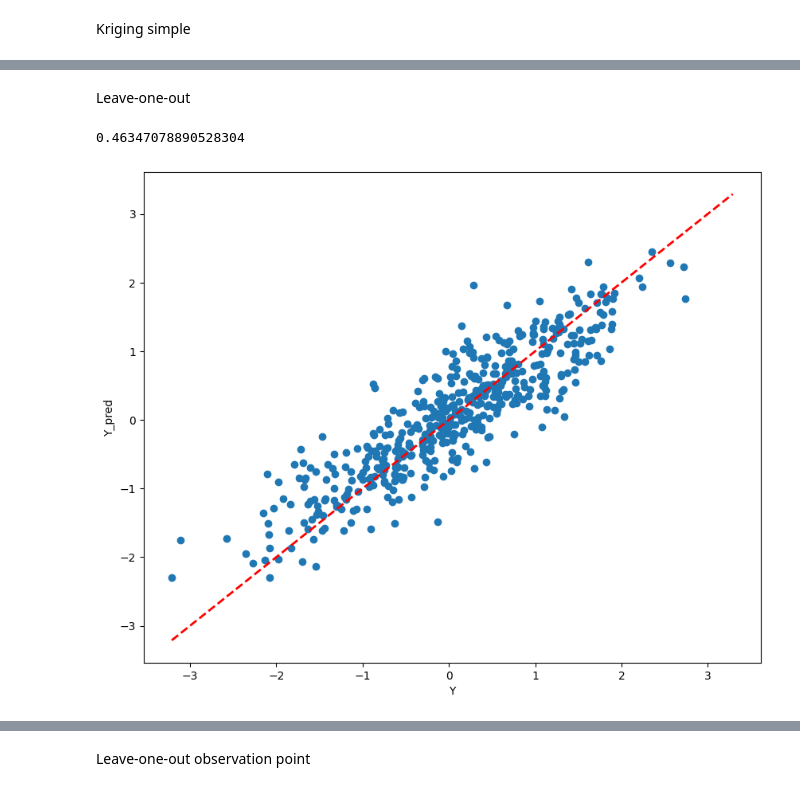
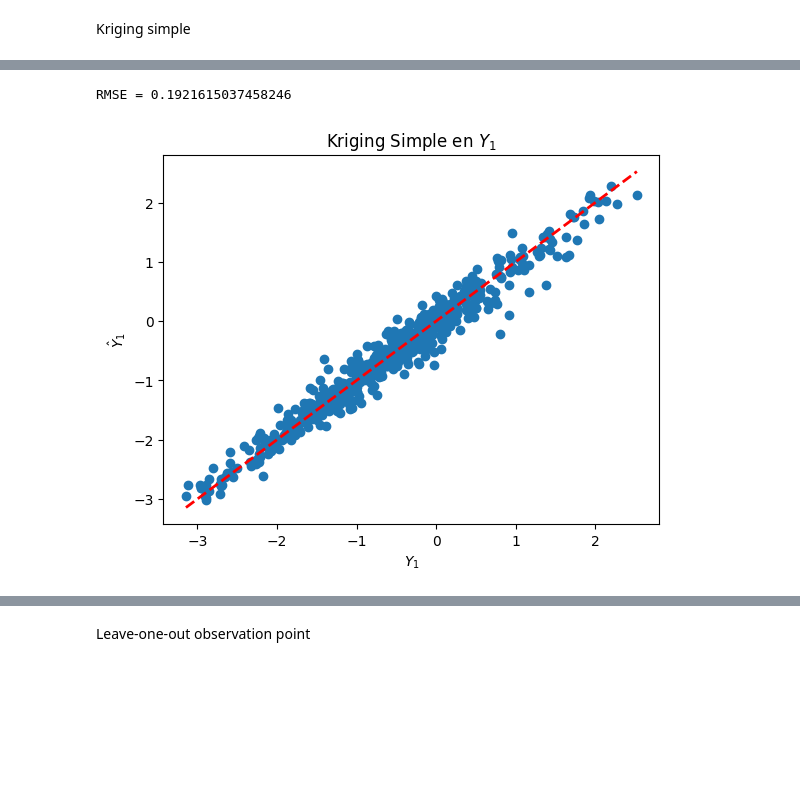
Before and after one commit to AlejandroVillazonG/NestedCoKriging, a Jupyter notebook: 2 co-kriging.ipynb, the cells around one changed output, grey strips where cells are left out. Drawn from its saved outputs; the diff is of its cells as text; code cells hidden in the pictures; blank space fills up the shorter version.

Commit message:
kriging vs coKriging, en versiones leave-one-out

```diff
--- a/2 co-kriging.ipynb
+++ b/2 co-kriging.ipynb
@@ -10,0 +30,7 @@ warnings.filterwarnings('ignore')
+# %%
+def scatterplot(X,Y,title='',xlabel='',ylabel='',figsize=(7,6)):
+    # plt.figure(figsize=figsize)
+    plt.scatter(X,Y)
+    plt.plot([min(min(X), min(Y)), max(max(X), max(Y))], [min(min(X), min(Y)), max(max(X), max(Y))], ls = '--', lw = 2, c = 'r')
+    plt.title(title); plt.xlabel(xlabel); plt.ylabel(ylabel)
+    # plt.show()
@@ -10,0 +39,9 @@ warnings.filterwarnings('ignore')
+# %%
+def leave_one_out_univariate(X, Y, sigma, cov):
+    Y_pred = []
+    for i in range(0, X.shape[0]):
+        sigma_aux = np.delete(np.delete(sigma, i, axis=0), i, axis=1)
+        X_aux = np.delete(X, i, axis=0)
+        Y_aux = np.delete(Y, i, axis=0)
+        Y_pred.append(kriging(X[[i]], X_aux, Y_aux, sigma_aux, cov))
+    return np.array(Y_pred).reshape(-1)
@@ -78,2 +153,4 @@ ax2.set_title(r'$Y_2$');
+# %%
+results = []
 # %% [markdown]
 Kriging simple
@@ -128,2 +156,0 @@ def co_kriging(x, X_1, X_2, Y, sigma):
-# %% [markdown]
-Leave-one-out
@@ -141,13 +157,12 @@ Y_pred = np.array(Y_pred)
-# %%
-root_mean_squared_error(Y[:n], Y_pred[:,0])
-# %% [output]
-0.46347078890528304
-# %%
-plt.figure(figsize=(10,8))
-
-plt.scatter(Y[:n], Y_pred[:,0])
-plt.plot([np.min(Y), np.max(Y)], [np.min(Y), np.max(Y)], ls = '--', lw = 2, c = 'r')
-plt.xlabel('Y')
-plt.ylabel('Y_pred');
-# %% [output]
-[figure, removed]
+# %%
+Y_pred = leave_one_out_univariate(X_1, Y_1, sigma_1, matern_1)
+
+RMSE = root_mean_squared_error(Y_1, Y_pred)
+print(f'{RMSE = }')
+
+scatterplot(Y_1, Y_pred, title=r'Kriging Simple en $Y_1$', xlabel=r'$Y_1$', ylabel=r'$\hat{Y}_1$')
+
+results.append(('Kriging simple Y_1', RMSE, np.nan))
+# %% [output]
+RMSE = 0.1921615037458246
+[figure, added]
```
Also changed, not shown: parts of 31 cells of this notebook.
